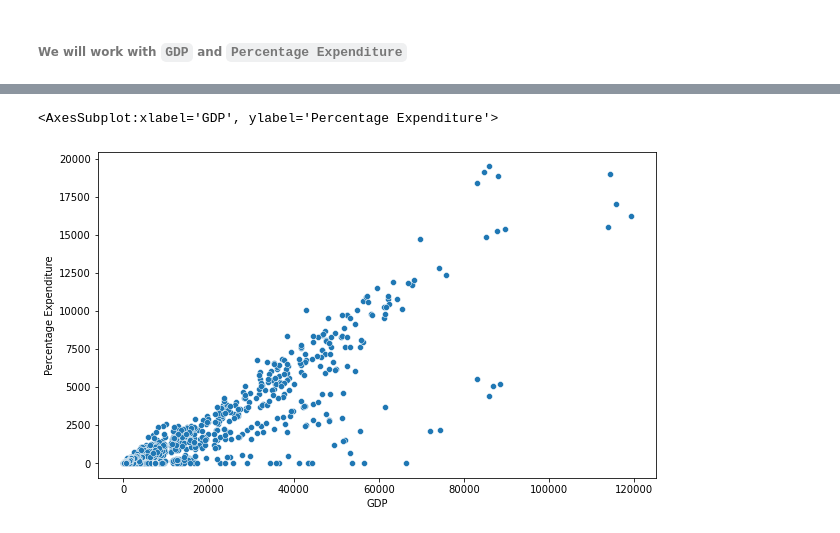
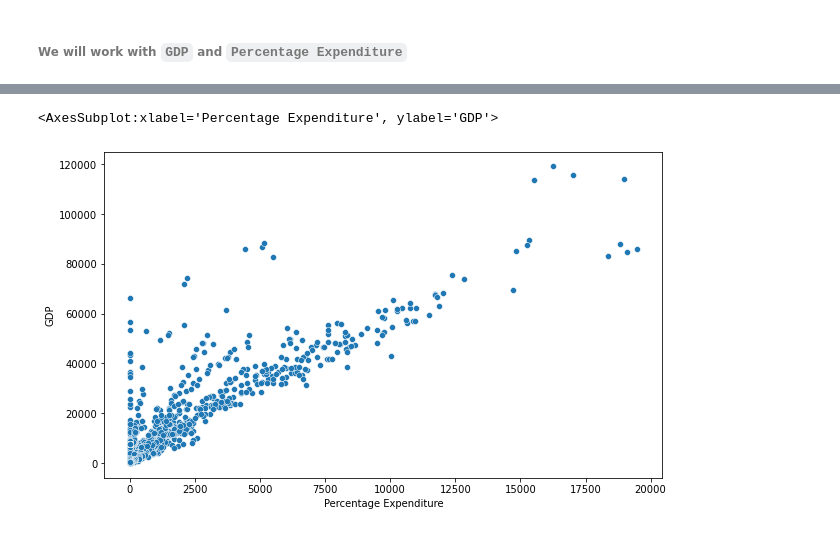
Before and after one commit to BinhHong/Linear-Regression, a Jupyter notebook: Linear_Regression.ipynb, the cells around one changed output, grey strips where cells are left out. Saved outputs shown, nothing was run; the diff lists cells and outputs as text; code cells hidden in the pictures.

```diff
--- a/Linear_Regression.ipynb
+++ b/Linear_Regression.ipynb
@@ -182,6 +190,6 @@ len(num_df['Percentage Expenditure'].values)
 # %%
 fig=plt.figure(figsize=(10,6))
-sns.scatterplot(x=num_df['GDP'], y=num_df['Percentage Expenditure'])
+sns.scatterplot(y=num_df['GDP'], x=num_df['Percentage Expenditure'])
 # %% [output]
-<AxesSubplot:xlabel='GDP', ylabel='Percentage Expenditure'>
+<AxesSubplot:xlabel='Percentage Expenditure', ylabel='GDP'>
-[figure, old version]
+[figure, new version]
```
Also changed, not shown: parts of 15 cells of this notebook.
